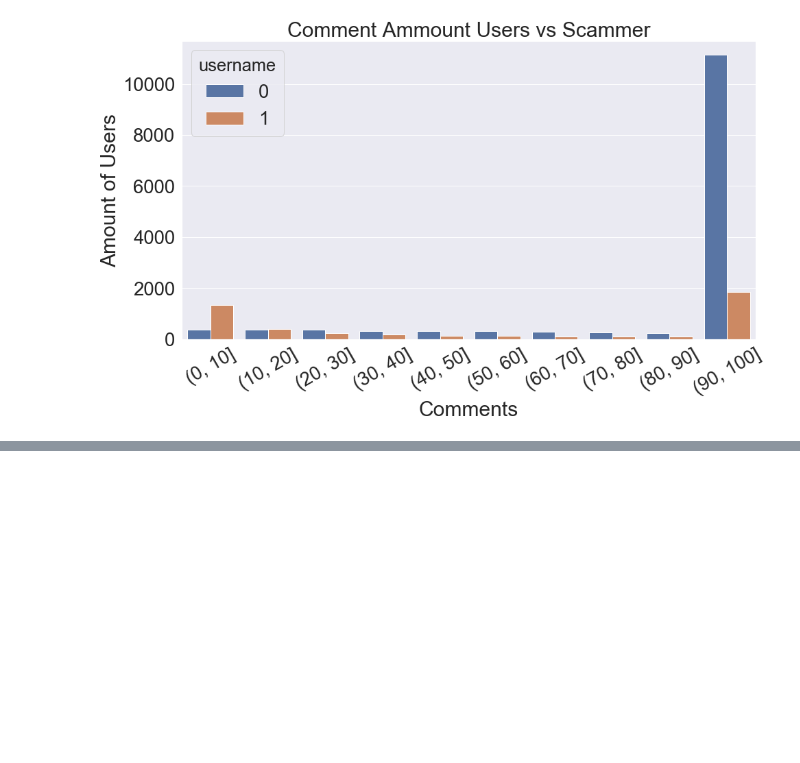
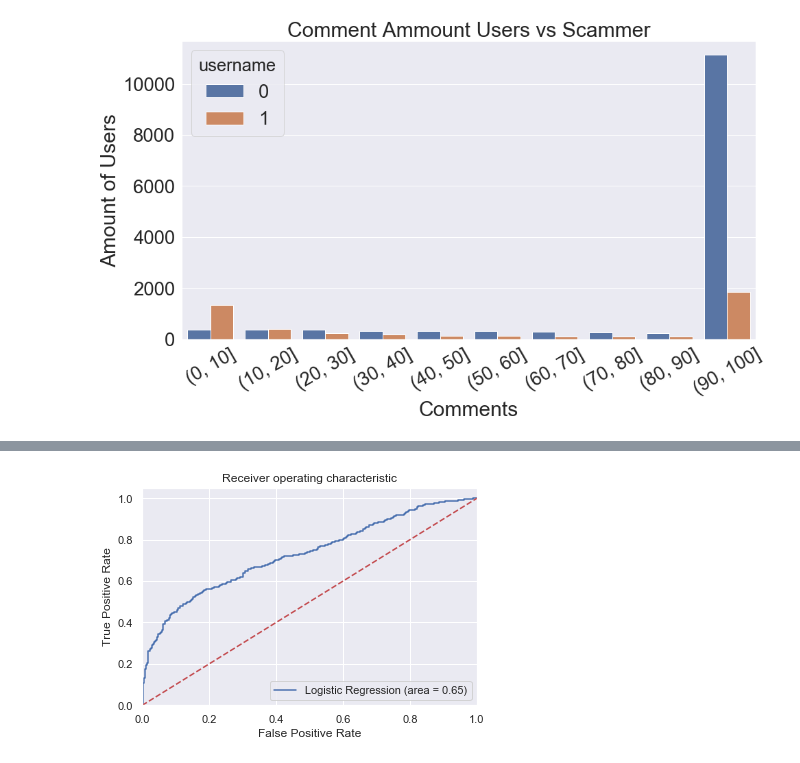
Before and after one commit to Landstein/Reddit-Transaction-Analysis, a Jupyter notebook: Logistic Regression.ipynb, the cells around one changed output, grey strips where cells are left out. Drawn from its saved outputs; the diff is of its cells as text; code cells hidden in the pictures; blank space fills up the shorter version.

```diff
--- a/Logistic Regression.ipynb
+++ b/Logistic Regression.ipynb
@@ -198,0 +247,11 @@ ax.set_xticklabels(ax.get_xticklabels(), rotation=30)
+# %%
+X_train, X_test, y_train, y_test = train_test_split(df.drop(['username', 'age_bins', 'karma_bins', 'comment_bins'], axis=1),
+                                                    df['username'], test_size=0.10,
+                                                    random_state=101)
+# %%
+X_train = scaler.fit_transform(X_train)
+# %%
+X_test = scaler.transform(X_test)
+# %%
+logmodel = LogisticRegression()
+logmodel.fit(X_train,y_train)
@@ -198,0 +285,17 @@ ax.set_xticklabels(ax.get_xticklabels(), rotation=30)
+# %%
+logit_roc_auc = roc_auc_score(y_test, logmodel.predict(X_test))
+fpr, tpr, thresholds = roc_curve(y_test, logmodel.predict_proba(X_test)[:,1])
+plt.figure()
+sns.set(font_scale=1)
+plt.plot(fpr, tpr, label='Logistic Regression (area = %0.2f)' % logit_roc_auc)
+plt.plot([0, 1], [0, 1],'r--')
+plt.xlim([0.0, 1.0])
+plt.ylim([0.0, 1.05])
+plt.xlabel('False Positive Rate')
+plt.ylabel('True Positive Rate')
+plt.title('Receiver operating characteristic')
+plt.legend(loc="lower right")
+plt.savefig('Log_ROC')
+plt.show()
+# %% [output]
+[figure, added]
```
Also changed, not shown: parts of 11 cells of this notebook.
